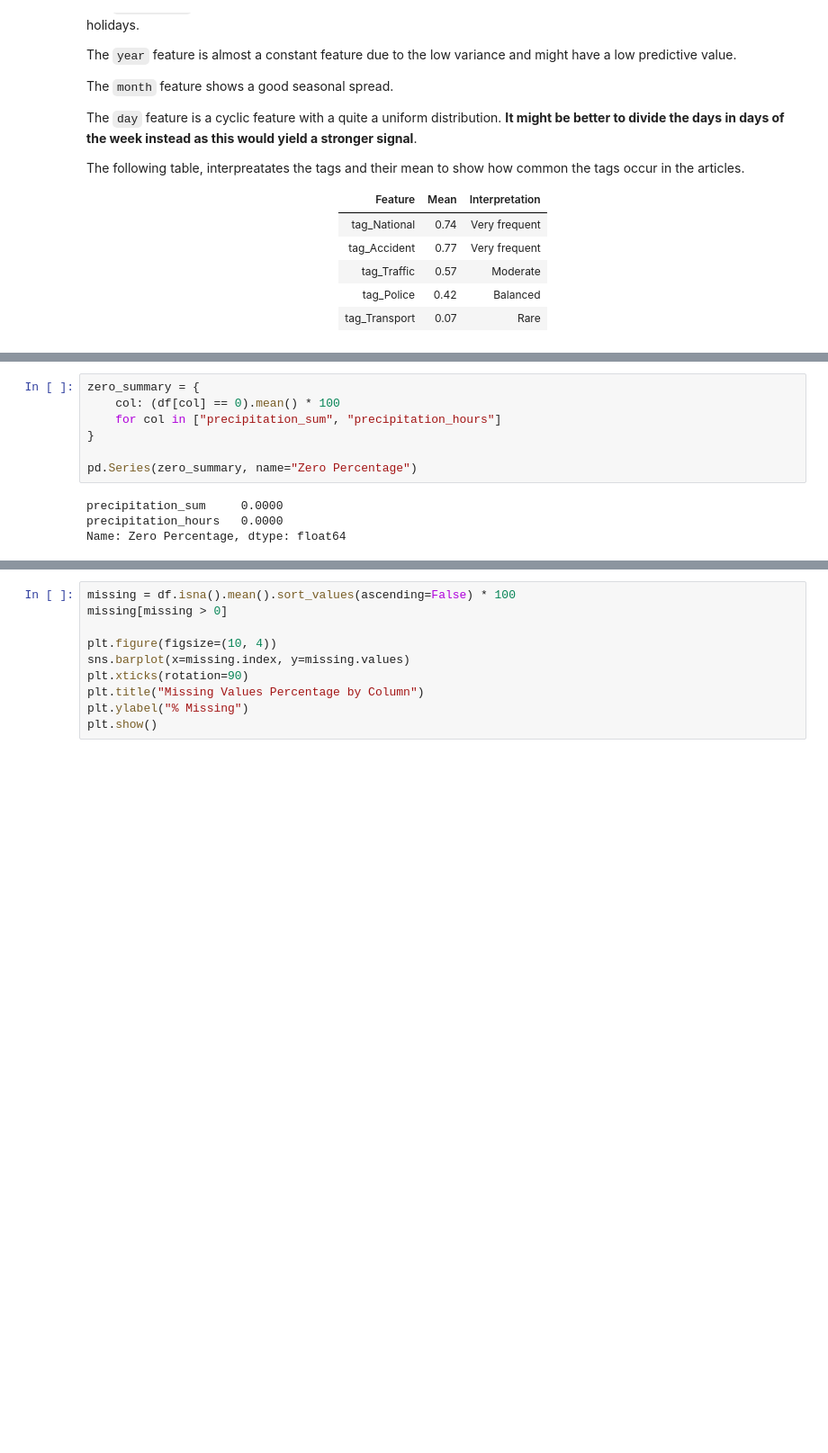
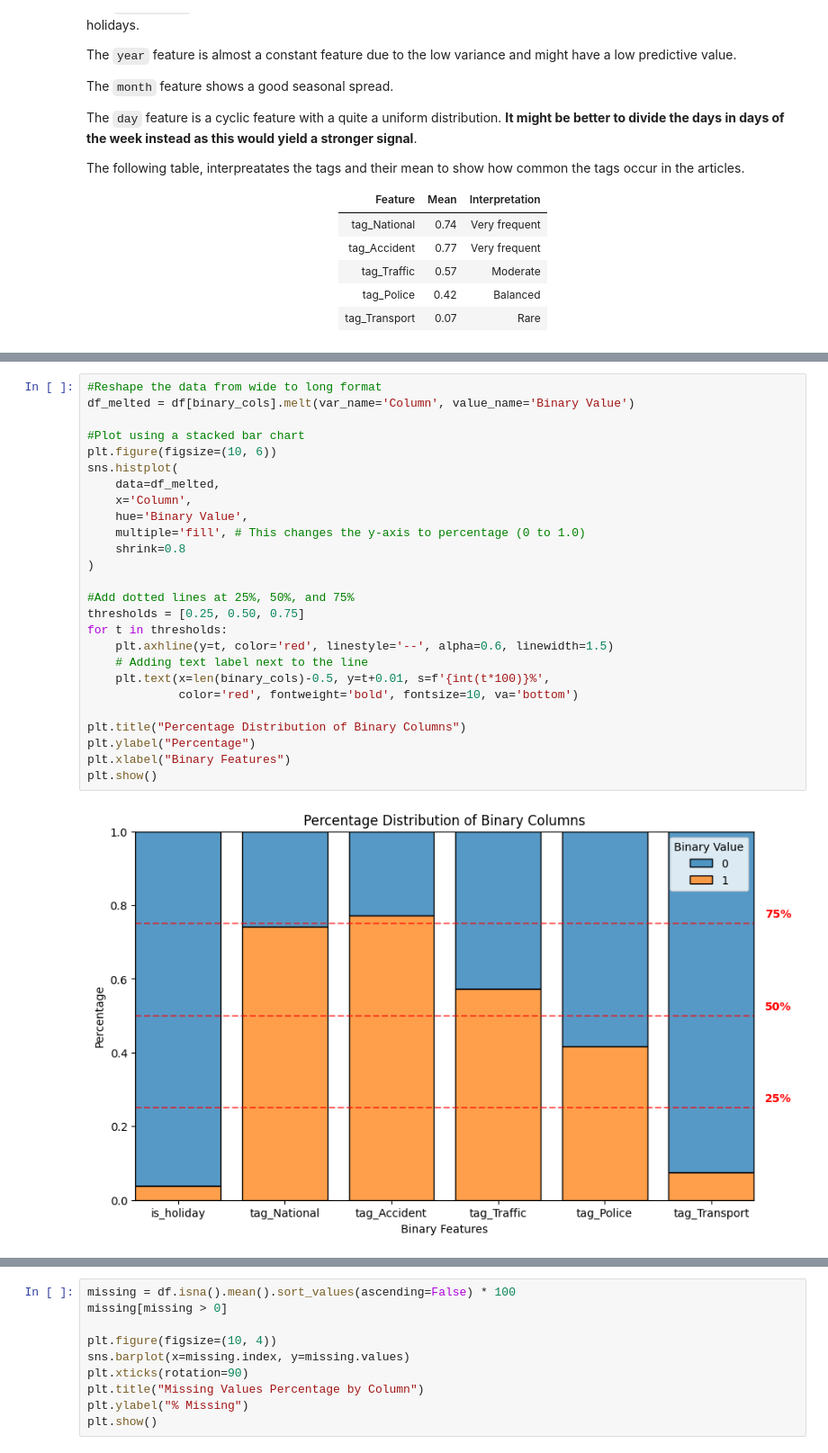
Before and after one commit to LucaKingu/Applied-Machine-Learning--ICS5110--Assignment, a Jupyter notebook: 2_exploratory_analysis.ipynb, the cells around one changed output, grey strips where cells are left out. Shown at 90% size. Drawn from its saved outputs; the diff is of its cells as text; blank space fills up the shorter version.

Commit message:
EDA - Multi Variate and Bi Variate

```diff
--- a/2_exploratory_analysis.ipynb
+++ b/2_exploratory_analysis.ipynb
@@ -237,11 +235,28 @@ for col in binary_cols:
-# %%
-zero_summary = {
-    col: (df[col] == 0).mean() * 100
-    for col in ["precipitation_sum", "precipitation_hours"]
-}
-
-pd.Series(zero_summary, name="Zero Percentage")
-# %% [output]
-precipitation_sum     0.0000
-precipitation_hours   0.0000
-Name: Zero Percentage, dtype: float64
+# %%
+#Reshape the data from wide to long format
+df_melted = df[binary_cols].melt(var_name='Column', value_name='Binary Value')
+
+#Plot using a stacked bar chart
+plt.figure(figsize=(10, 6))
+sns.histplot(
+    data=df_melted,
+    x='Column',
+    hue='Binary Value',
+    multiple='fill', # This changes the y-axis to percentage (0 to 1.0)
+    shrink=0.8
+)
+
+#Add dotted lines at 25%, 50%, and 75%
+thresholds = [0.25, 0.50, 0.75]
+for t in thresholds:
+    plt.axhline(y=t, color='red', linestyle='--', alpha=0.6, linewidth=1.5)
+    # Adding text label next to the line
+    plt.text(x=len(binary_cols)-0.5, y=t+0.01, s=f'{int(t*100)}%',
+             color='red', fontweight='bold', fontsize=10, va='bottom')
+
+plt.title("Percentage Distribution of Binary Columns")
+plt.ylabel("Percentage")
+plt.xlabel("Binary Features")
+plt.show()
+# %% [output]
+[figure, added]
```
Also changed, not shown: parts of 22 cells of this notebook.
